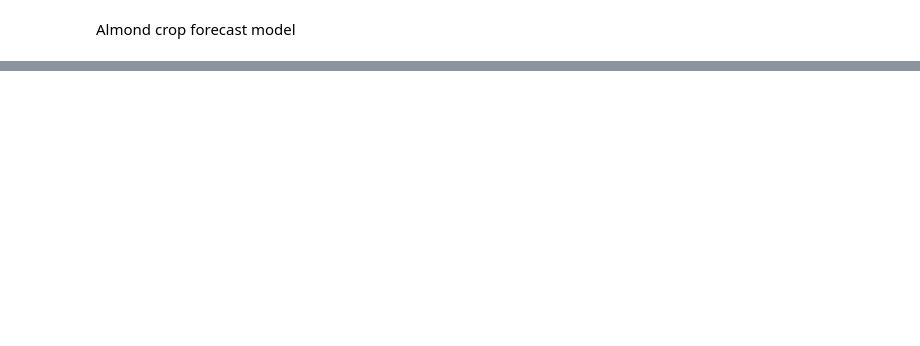
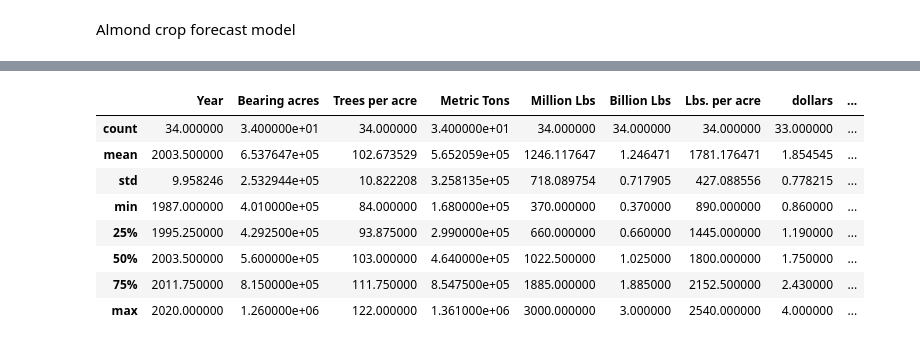
Before and after one commit to mrtpbarca/mrtp, a Jupyter notebook: Almond Crop Forecast Model.ipynb, the cells around one changed output, grey strips where cells are left out. Saved outputs shown, nothing was run; the diff lists cells and outputs as text; code cells hidden in the pictures; blank space fills up the shorter version.

```diff
--- a/Almond Crop Forecast Model.ipynb
+++ b/Almond Crop Forecast Model.ipynb
@@ -27,0 +24,13 @@ pd.read_csv(Gitpath)
+# %%
+# Describe the dataset
+df.describe(exclude=None)
+# %% [output]
+|  | Year | Bearing acres | Trees per acre | Metric Tons | Million Lbs | Billion Lbs | Lbs. per acre | dollars | ... |
+| count | 34.000000 | 3.400000e+01 | 34.000000 | 3.400000e+01 | 34.000000 | 34.000000 | 34.000000 | 33.000000 | ... |
+| mean | 2003.500000 | 6.537647e+05 | 102.673529 | 5.652059e+05 | 1246.117647 | 1.246471 | 1781.176471 | 1.854545 | ... |
+| std | 9.958246 | 2.532944e+05 | 10.822208 | 3.258135e+05 | 718.089754 | 0.717905 | 427.088556 | 0.778215 | ... |
+| min | 1987.000000 | 4.010000e+05 | 84.000000 | 1.680000e+05 | 370.000000 | 0.370000 | 890.000000 | 0.860000 | ... |
+| 25% | 1995.250000 | 4.292500e+05 | 93.875000 | 2.990000e+05 | 660.000000 | 0.660000 | 1445.000000 | 1.190000 | ... |
+| 50% | 2003.500000 | 5.600000e+05 | 103.000000 | 4.640000e+05 | 1022.500000 | 1.025000 | 1800.000000 | 1.750000 | ... |
+| 75% | 2011.750000 | 8.150000e+05 | 111.750000 | 8.547500e+05 | 1885.000000 | 1.885000 | 2152.500000 | 2.430000 | ... |
+| max | 2020.000000 | 1.260000e+06 | 122.000000 | 1.361000e+06 | 3000.000000 | 3.000000 | 2540.000000 | 4.000000 | ... |
```
Also changed, not shown: parts of 8 cells of this notebook.
